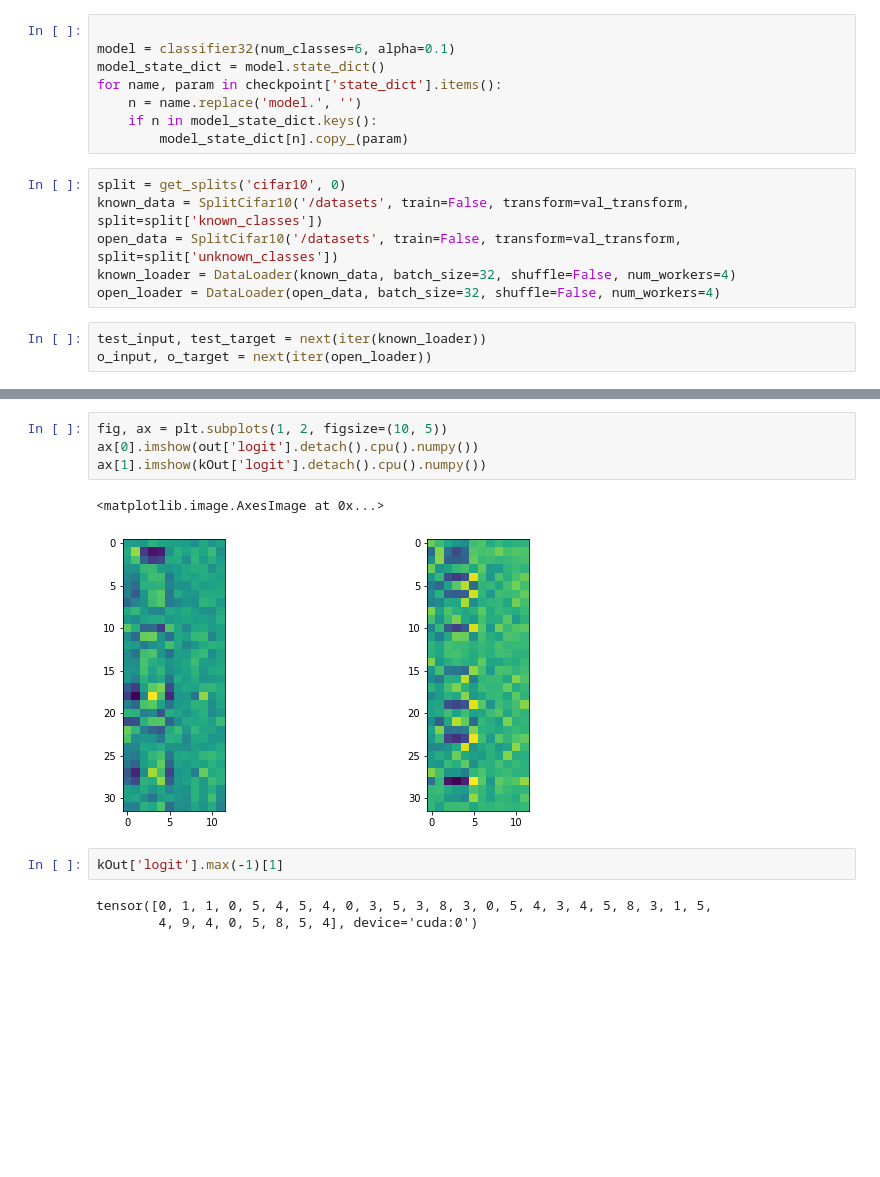
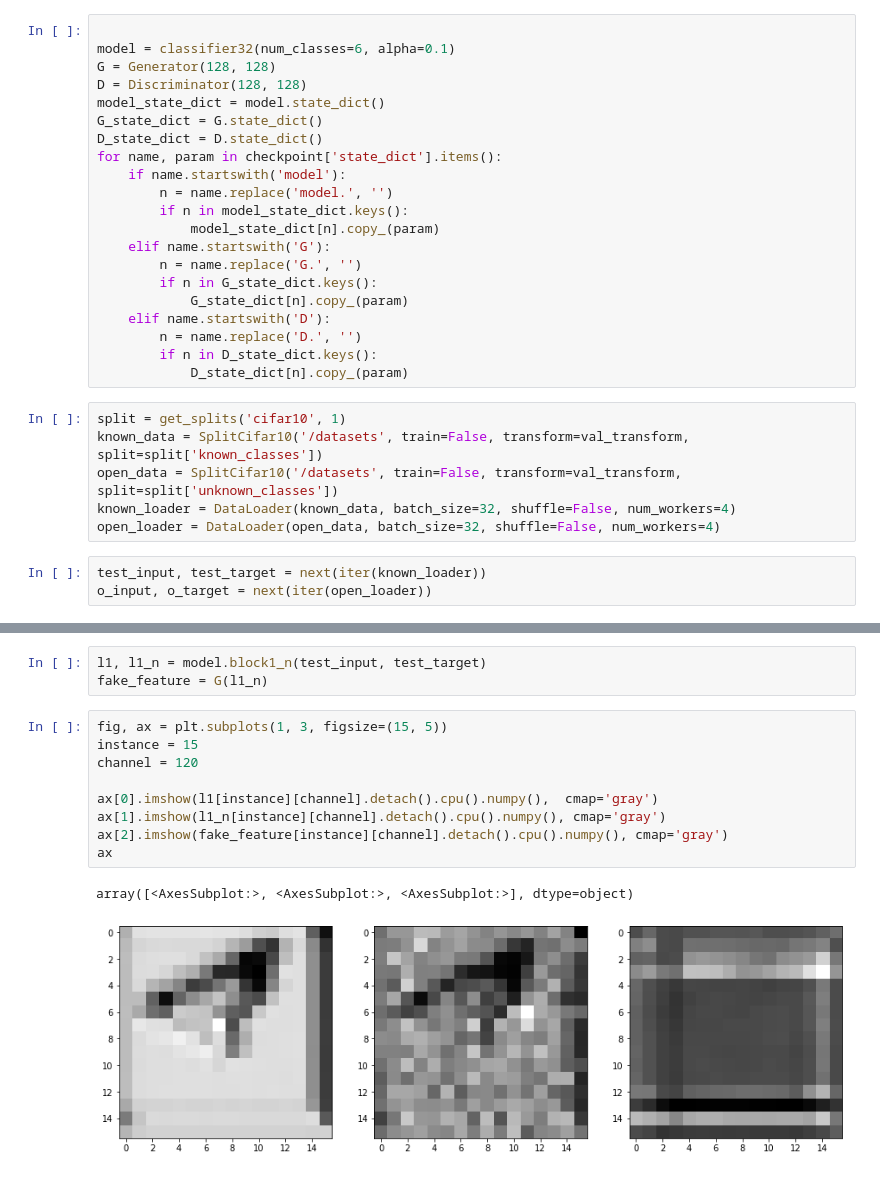
Before and after one commit to parksang21/experiment, a Jupyter notebook: notebook/generate_feature/test_generate_feature.ipynb, the cells around one changed output, grey strips where cells are left out. Cells and saved outputs as stored; diff of their text form; blank space fills up the shorter version.

```diff
--- a/notebook/generate_feature/test_generate_feature.ipynb
+++ b/notebook/generate_feature/test_generate_feature.ipynb
@@ -157,13 +235,26 @@ class classifier32(nn.Module):
 # %%
 
 model = classifier32(num_classes=6, alpha=0.1)
+G = Generator(128, 128)
+D = Discriminator(128, 128)
 model_state_dict = model.state_dict()
+G_state_dict = G.state_dict()
+D_state_dict = D.state_dict()
 for name, param in checkpoint['state_dict'].items():
-    n = name.replace('model.', '')
-    if n in model_state_dict.keys():
-        model_state_dict[n].copy_(param)
+    if name.startswith('model'):
+        n = name.replace('model.', '')
+        if n in model_state_dict.keys():
+            model_state_dict[n].copy_(param)
+    elif name.startswith('G'):
+        n = name.replace('G.', '')
+        if n in G_state_dict.keys():
+            G_state_dict[n].copy_(param)
+    elif name.startswith('D'):
+        n = name.replace('D.', '')
+        if n in D_state_dict.keys():
+            D_state_dict[n].copy_(param)
 # %%
-split = get_splits('cifar10', 0)
+split = get_splits('cifar10', 1)
 known_data = SplitCifar10('/datasets', train=False, transform=val_transform, split=split['known_classes'])
 open_data = SplitCifar10('/datasets', train=False, transform=val_transform, split=split['unknown_classes'])
 known_loader = DataLoader(known_data, batch_size=32, shuffle=False, num_workers=4)
@@ -179,12 +273,15 @@ kOut = model(test_input.to('cuda'))
+# %%
+l1, l1_n = model.block1_n(test_input, test_target)
+fake_feature = G(l1_n)
 # %%
-fig, ax = plt.subplots(1, 2, figsize=(10, 5))
-ax[0].imshow(out['logit'].detach().cpu().numpy())
-ax[1].imshow(kOut['logit'].detach().cpu().numpy())
+fig, ax = plt.subplots(1, 3, figsize=(15, 5))
+instance = 15
+channel = 120
+
+ax[0].imshow(l1[instance][channel].detach().cpu().numpy(),  cmap='gray')
+ax[1].imshow(l1_n[instance][channel].detach().cpu().numpy(), cmap='gray')
+ax[2].imshow(fake_feature[instance][channel].detach().cpu().numpy(), cmap='gray')
+ax
 # %% [output]
-<matplotlib.image.AxesImage at 0x...>
+array([<AxesSubplot:>, <AxesSubplot:>, <AxesSubplot:>], dtype=object)
-[figure, old version]
+[figure, new version]
-# %%
-kOut['logit'].max(-1)[1]
-# %% [output]
-tensor([0, 1, 1, 0, 5, 4, 5, 4, 0, 3, 5, 3, 8, 3, 0, 5, 4, 3, 4, 5, 8, 3, 1, 5,
-        4, 9, 4, 0, 5, 8, 5, 4], device='cuda:0')
```
Also changed, not shown: parts of 22 cells of this notebook, 3 other files.
